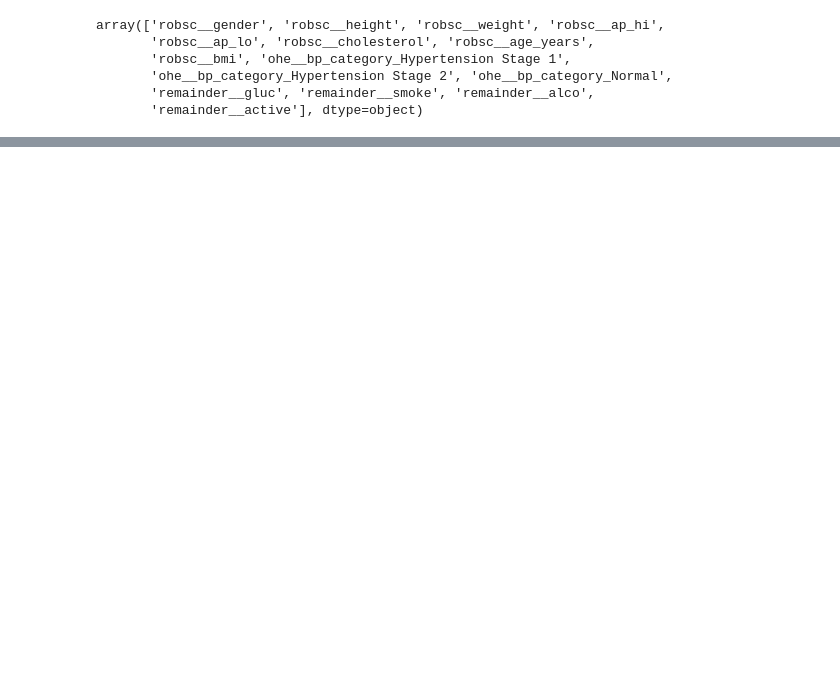
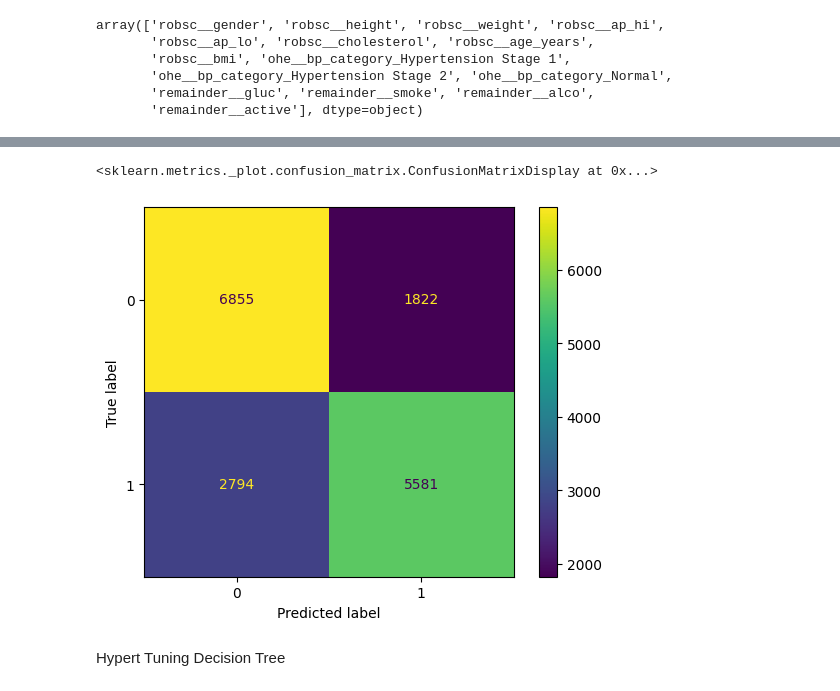
Before and after one commit to manishamahara/Project_cardio, a Jupyter notebook: project_cardio.ipynb, the cells around one changed output, grey strips where cells are left out. Saved outputs shown, nothing was run; the diff lists cells and outputs as text; code cells hidden in the pictures; blank space fills up the shorter version.

```diff
--- a/project_cardio.ipynb
+++ b/project_cardio.ipynb
@@ -375,0 +482,7 @@ x_train_transformerd =ct.transform(x_test)
+# %%
+dtc2 = DecisionTreeClassifier(max_depth=5,criterion="entropy")
+dtc2.fit(x_train_transformerd,y_train)
+pred = dtc2.predict(x_test_transformerd)
+accuracy= accuracy_score(y_test,pred)
+recall = recall_score(y_test,pred)
+cm = confusion_matrix(y_test,pred)
@@ -375,0 +495,7 @@ x_train_transformerd =ct.transform(x_test)
+# %%
+ConfusionMatrixDisplay(cm).plot()
+# %% [output]
+<sklearn.metrics._plot.confusion_matrix.ConfusionMatrixDisplay at 0x...>
+[figure, added]
+# %% [markdown]
+Hypert Tuning Decision Tree
```
Also changed, not shown: parts of 31 cells of this notebook.
